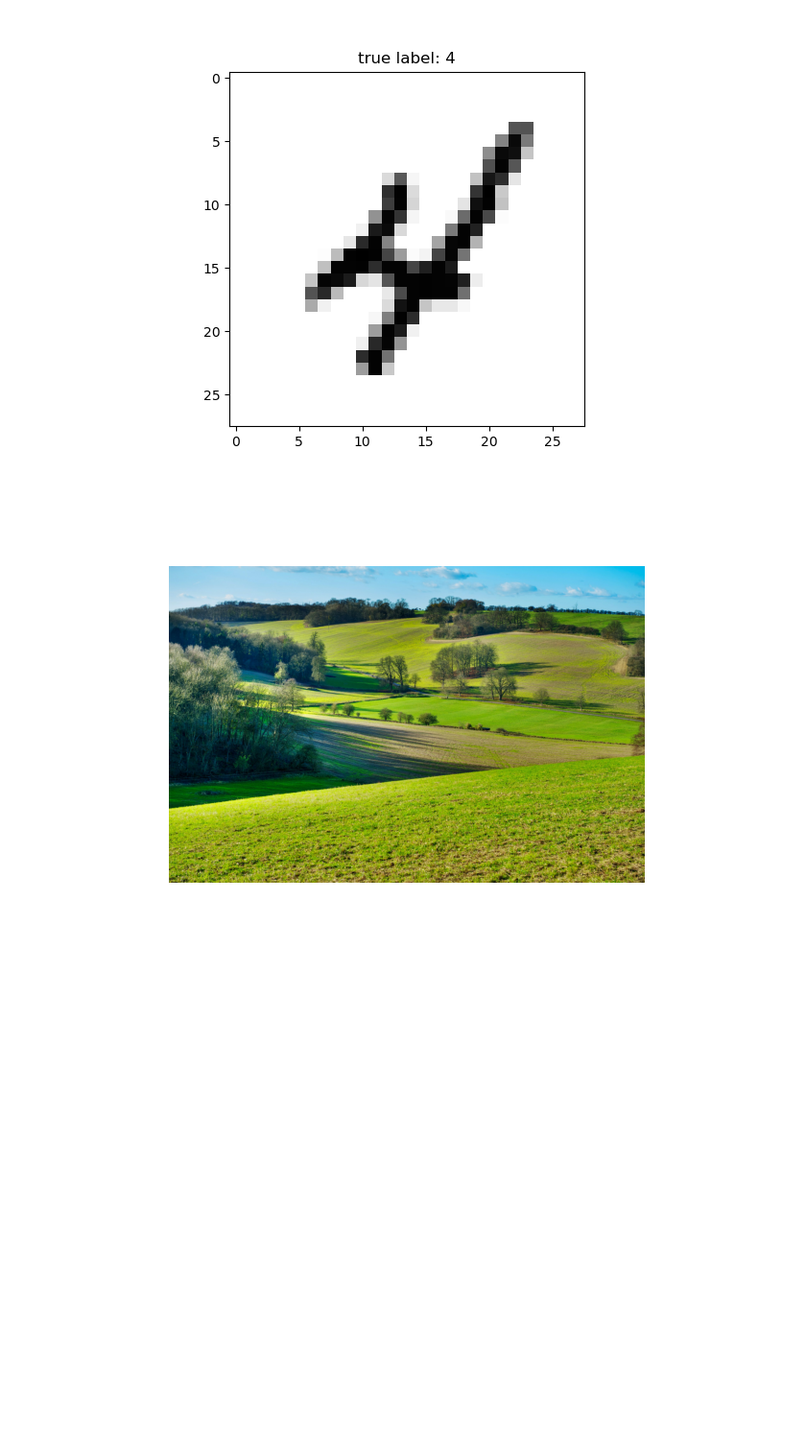
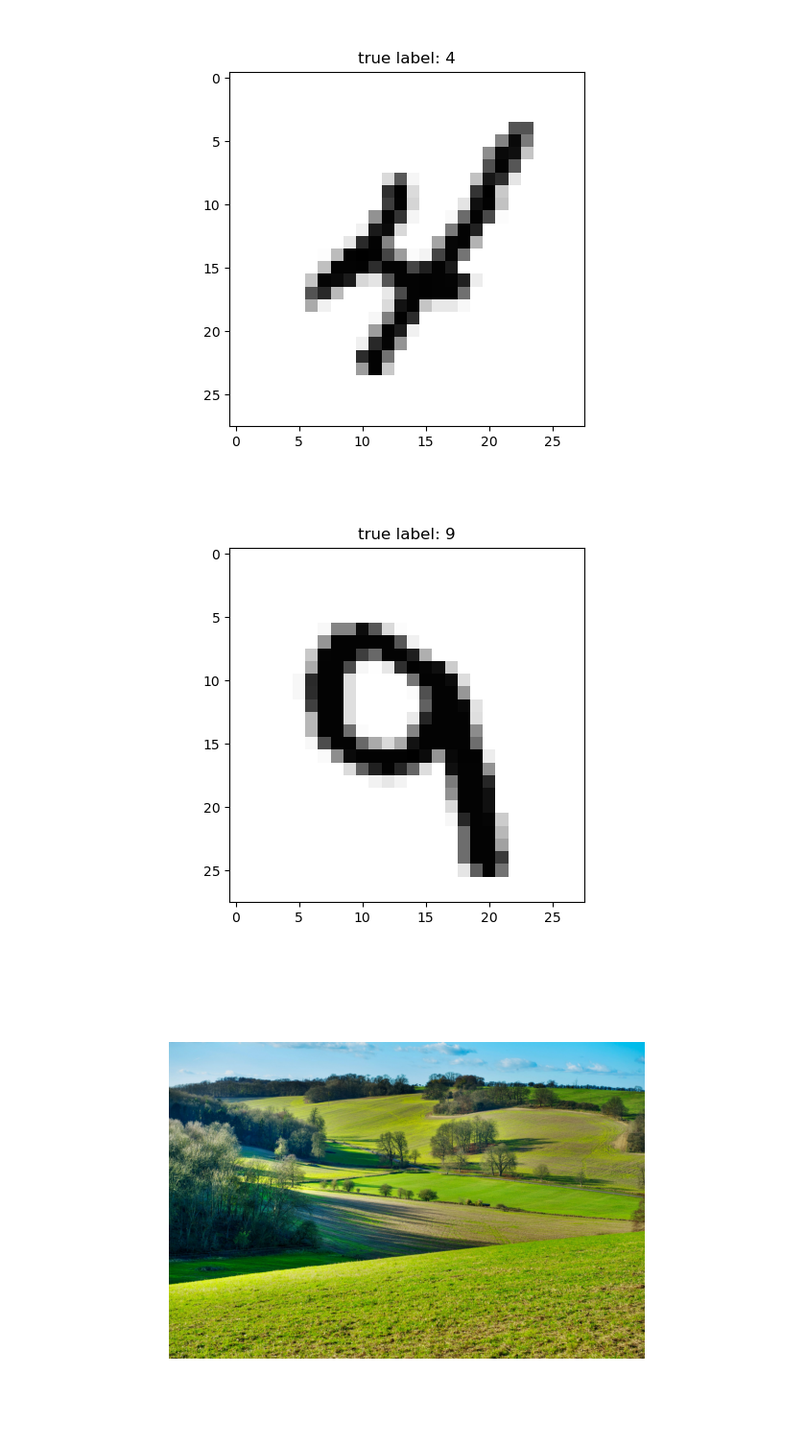
Before and after one commit to Gtortoretto/Quantum-Computing, a Jupyter notebook: QML/Gabriel/QnKK_1/main.ipynb, the cells around one changed output. Shown at 96% size. Drawn from its saved outputs; the diff is of its cells as text; code cells hidden in the pictures; blank space fills up the shorter version.

```diff
--- a/QML/Gabriel/QnKK_1/main.ipynb
+++ b/QML/Gabriel/QnKK_1/main.ipynb
@@ -9,0 +79,2 @@ from skimage.feature import graycomatrix
+# %%
+(train_X, train_y), (test_X, test_y) = mnist.load_data()
@@ -48,6 +134,10 @@ def plot_digit(X, y, idx):
 plot_digit(X, y, 2001)
 # %% [output]
 [figure]
+# %%
+plot_digit(train_X, train_y, 20001)
+# %% [output]
+[figure, added]
 # %%
 image = io.imread('QML/Gabriel/QnKK_1/imagens/Figure 6.jpeg')
 
```
Also changed, not shown: parts of 22 cells of this notebook, 12 other files.
